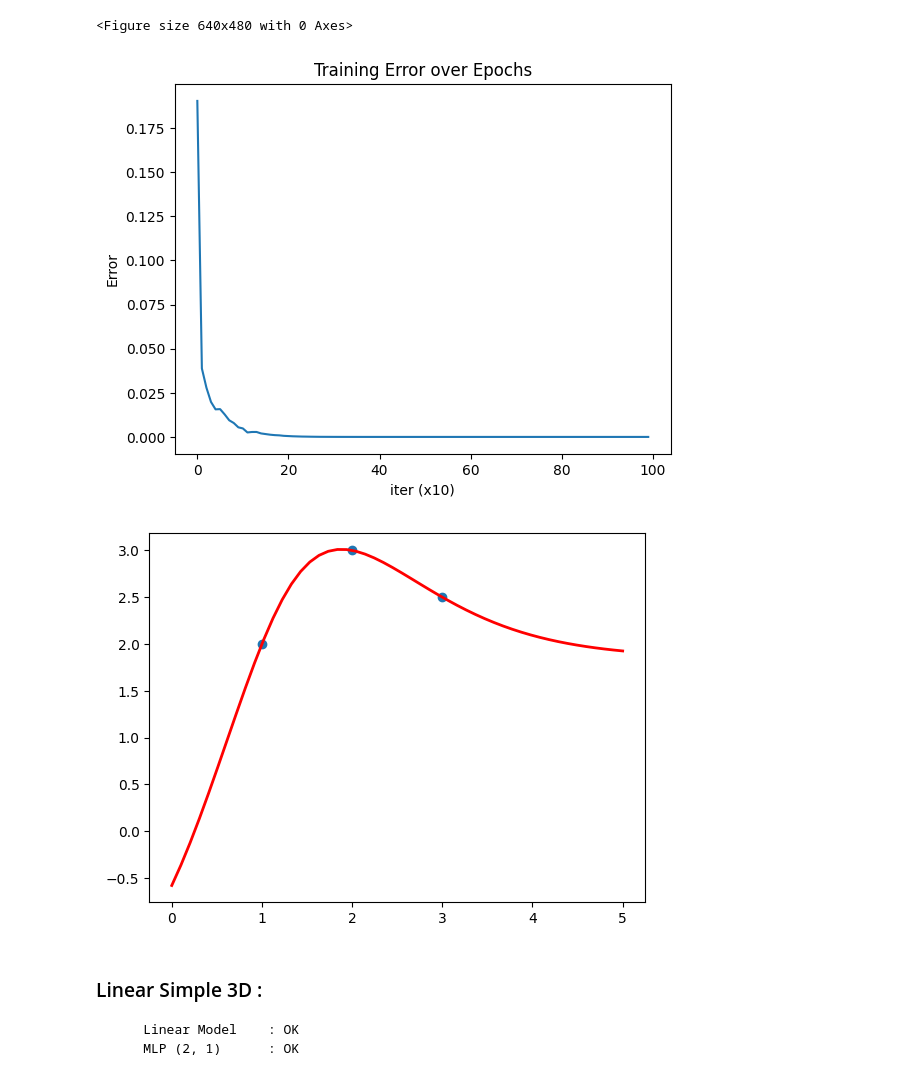
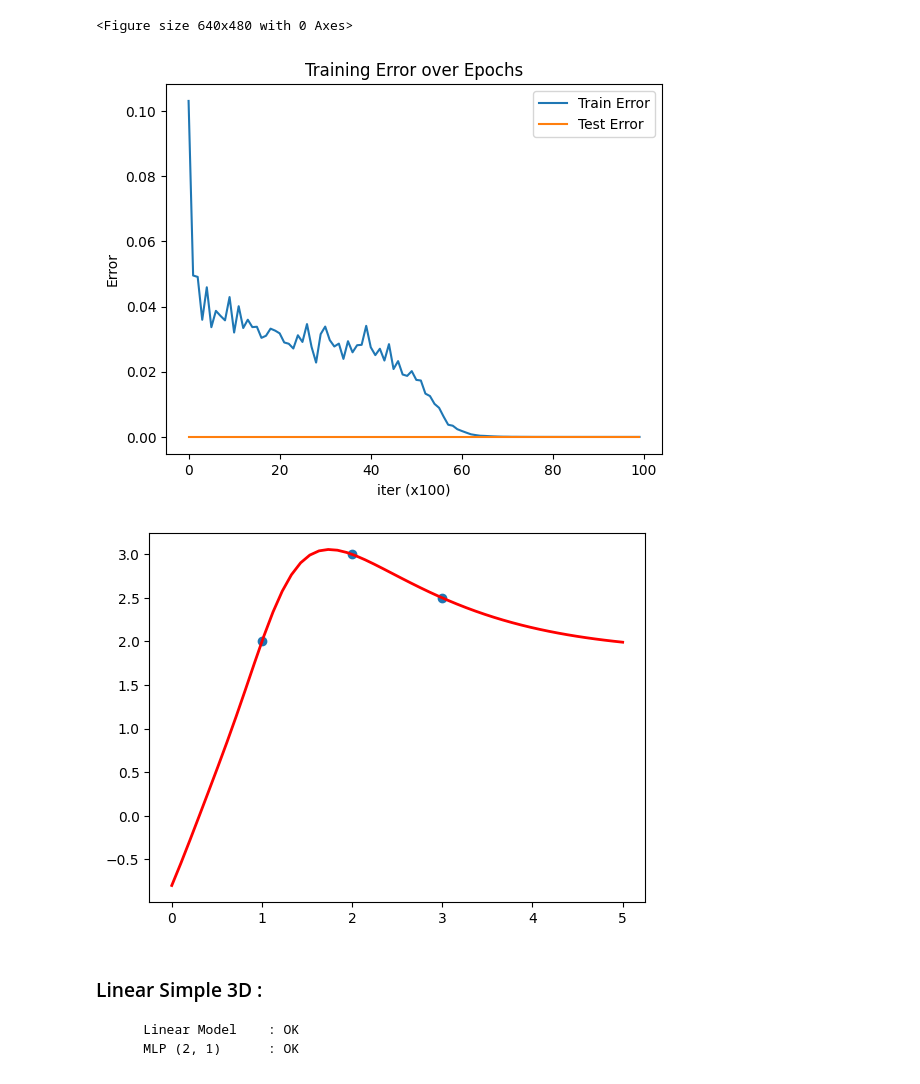
Before and after one commit to xaxam2001/Snake, a Jupyter notebook: python-test-folder/Cas de tests - MLP.ipynb, the cells around one changed output. Saved outputs shown, nothing was run; the diff lists cells and outputs as text; code cells hidden in the pictures.

```diff
--- a/python-test-folder/Cas de tests - MLP.ipynb
+++ b/python-test-folder/Cas de tests - MLP.ipynb
@@ -330,10 +348,14 @@ plt.clf()
 <Figure size 640x480 with 0 Axes>
 # %%
 mlp = ML_lib.MLP([2,3], True)
-error_history = mlp.train(X.T, Y.T, num_iter=100000, lr=0.1, error_list_size=100)
-plt.plot(error_history)
-plt.xlabel("iter (x10)")
+num_iter = 100000
+error_list_size = 100
+train_err, test_err = mlp.train(X.T, Y.T, num_iter=num_iter, lr=0.1, train_proportion=0.95, error_list_size=error_list_size)
+plt.plot(train_err, label="Train Error")
+plt.plot(test_err, label="Test Error")
+plt.xlabel(f"iter (x{num_iter//error_list_size})")
 plt.ylabel("Error")
 plt.title("Training Error over Epochs")
+plt.legend()
 plt.show()
 # %% [output]
@@ -385,10 +407,15 @@ plt.clf()
 <Figure size 640x480 with 0 Axes>
 # %%
-mlp = ML_lib.MLP([2, 16, 24, 3], True)
-error_history = mlp.train(X.T, Y.T, num_iter=1_000_000, lr=0.01, error_list_size=1000)
-plt.plot(error_history)
-plt.xlabel("iter (x100)")
+mlp = ML_lib.MLP([2, 16, 12, 3], True)
+num_iter = 1_000_000
+error_list_size = 1000
+train_err, test_err = mlp.train(X.T, Y.T, num_iter=num_iter, lr=0.02,
+                                train_proportion=0.9, error_list_size=error_list_size)
+plt.plot(train_err, label="Train Error")
+plt.plot(test_err, label="Test Error")
+plt.xlabel(f"iter (x{num_iter//error_list_size})")
 plt.ylabel("Error")
 plt.title("Training Error over Epochs")
+plt.legend()
 plt.show()
 # %% [output]
@@ -444,11 +471,16 @@ plt.clf()
 <Figure size 640x480 with 0 Axes>
 # %%
 mlp = ML_lib.MLP([1,1], False)
-error_history = mlp.train(X.T, Y.reshape(-1,1).T, num_iter=10000, lr=0.01, error_list_size=100)
-plt.plot(error_history)
-plt.xlabel("iter (x10)")
+num_iter = 10000
+error_list_size = 100
+train_err, test_err = mlp.train(X.T, Y.reshape(-1,1).T, num_iter=num_iter, lr=0.01,
+                                train_proportion=1, error_list_size=error_list_size)
+plt.plot(train_err, label="Train Error")
+plt.plot(test_err, label="Test Error")
+plt.xlabel(f"iter (x{num_iter//error_list_size})")
 plt.ylabel("Error")
 plt.title("Training Error over Epochs")
+plt.legend()
 plt.show()
 
 x_values = np.linspace(0, 5)
@@ -493,31 +525,35 @@ plt.clf()
 <Figure size 640x480 with 0 Axes>
 # %%
 mlp = ML_lib.MLP([1, 3, 1], False)
-error_history = mlp.train(X.T, Y.reshape(-1,1).T, num_iter=10000, lr=0.1, error_list_size=100)
-plt.plot(error_history)
-plt.xlabel("iter (x10)")
+num_iter = 10000
+error_list_size = 100
+train_err, test_err = mlp.train(X.T, Y.reshape(-1,1).T, num_iter=num_iter, lr=0.1, train_proportion=1, error_list_size=error_list_size)
+plt.plot(train_err, label="Train Error")
+plt.plot(test_err, label="Test Error")
+plt.xlabel(f"iter (x{num_iter//error_list_size})")
 plt.ylabel("Error")
 plt.title("Training Error over Epochs")
+plt.legend()
 plt.show()
 
 x_values = np.linspace(0, 5)
 x_values = np.expand_dims(x_values, axis=1) # Make it a 2D array with shape (100, 1)
 
 y_values = np.zeros((x_values.shape[0],))
 
 for i in range(x_values.shape[0]):
     y_values[i] = mlp.predict(x_values[i, :].reshape(-1, 1))[0]
 
 plt.figure()
 
 # Plot the line (x, y)
 plt.plot(x_values, y_values, color='red', linewidth=2)
 plt.scatter(X, Y)
 
 plt.show()
 # %% [output]
-[figure, old version]
+[figure, new version]
-[figure, old version]
+[figure, new version]
 # %% [markdown]
 ### Linear Simple 3D :
         Linear Model    : OK
```
Also changed, not shown: parts of 20 cells of this notebook, 7 other files.
